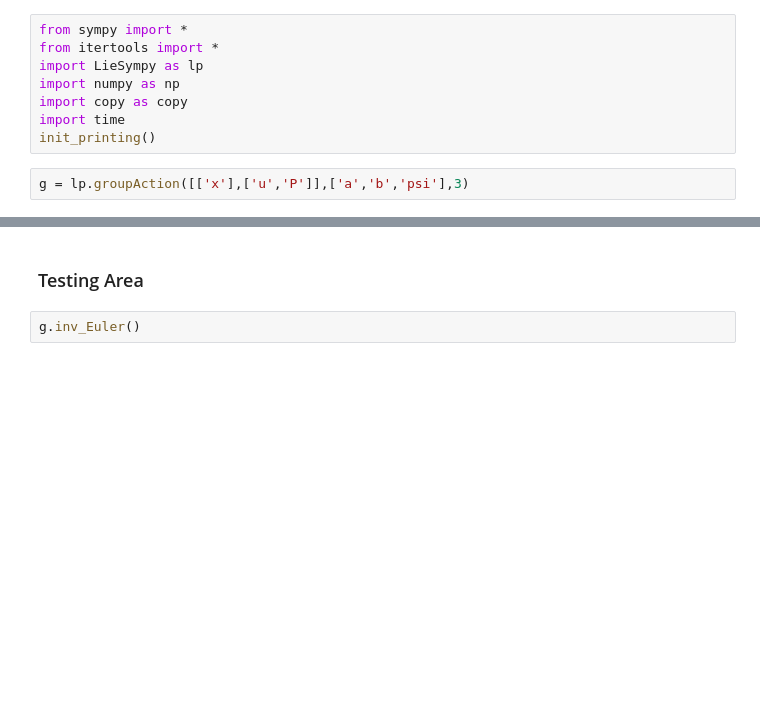
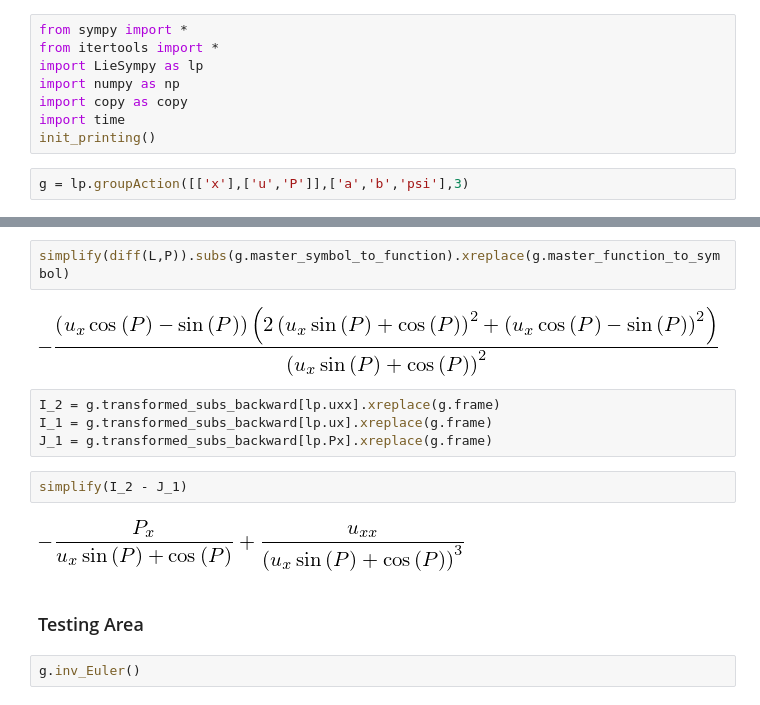
Before and after one commit to broom010/Lie_Symmetry, a Jupyter notebook: Invariant Euler Lagrange - refresh 2.ipynb, the cells around one changed output, grey strips where cells are left out. Drawn from its saved outputs; the diff is of its cells as text; blank space fills up the shorter version.

```diff
--- a/Invariant Euler Lagrange - refresh 2.ipynb
+++ b/Invariant Euler Lagrange - refresh 2.ipynb
@@ -42,3 +51,15 @@ pass
+# %%
+simplify(diff(L,P)).subs(g.master_symbol_to_function).xreplace(g.master_function_to_symbol)
+# %% [output]
+[figure, added]
+# %%
+I_2 = g.transformed_subs_backward[lp.uxx].xreplace(g.frame)
+I_1 = g.transformed_subs_backward[lp.ux].xreplace(g.frame)
+J_1 = g.transformed_subs_backward[lp.Px].xreplace(g.frame)
+# %%
+simplify(I_2 - J_1)
+# %% [output]
+[figure, added]
 # %% [markdown]
 ### Testing Area
 # %%
```
Also changed, not shown: parts of 29 cells of this notebook, 9 other files.
